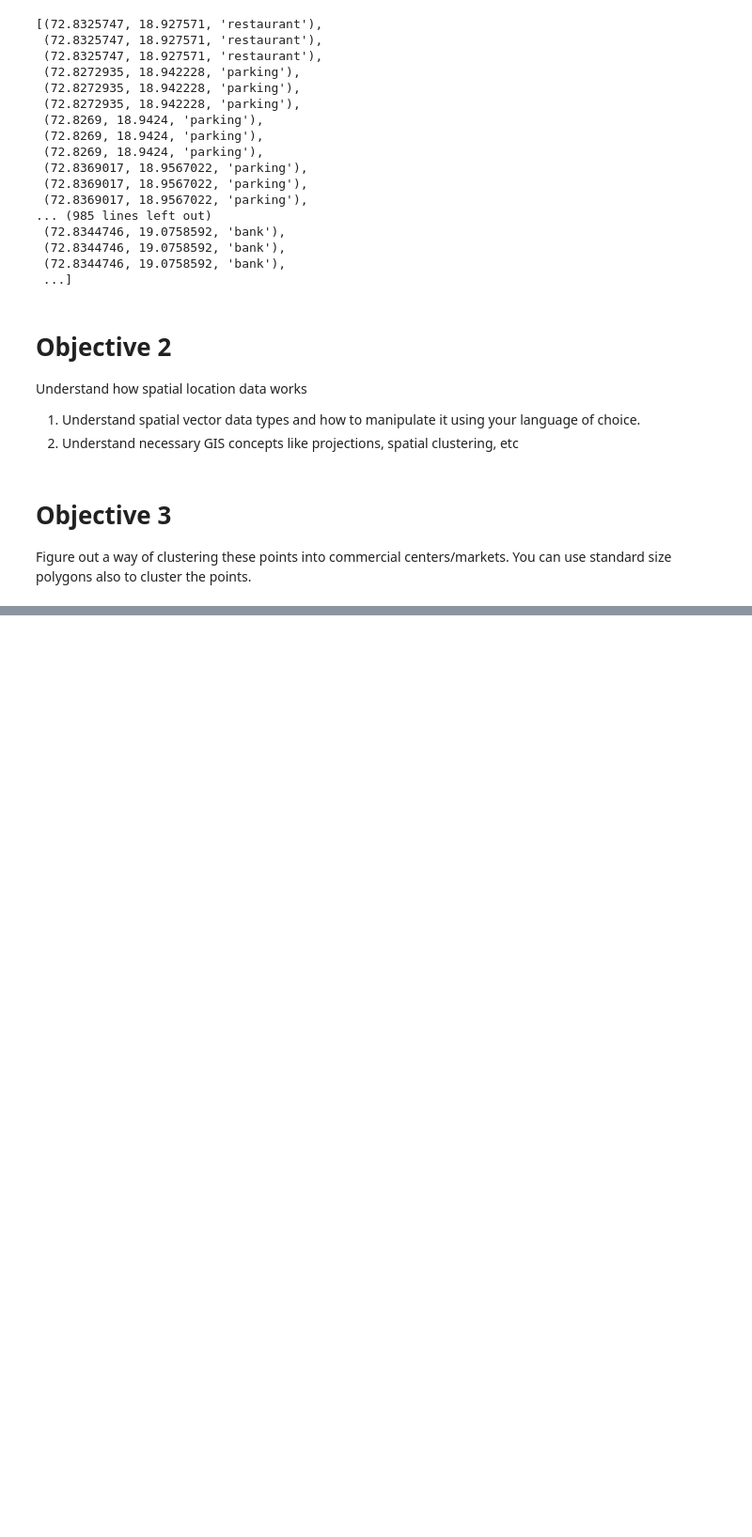
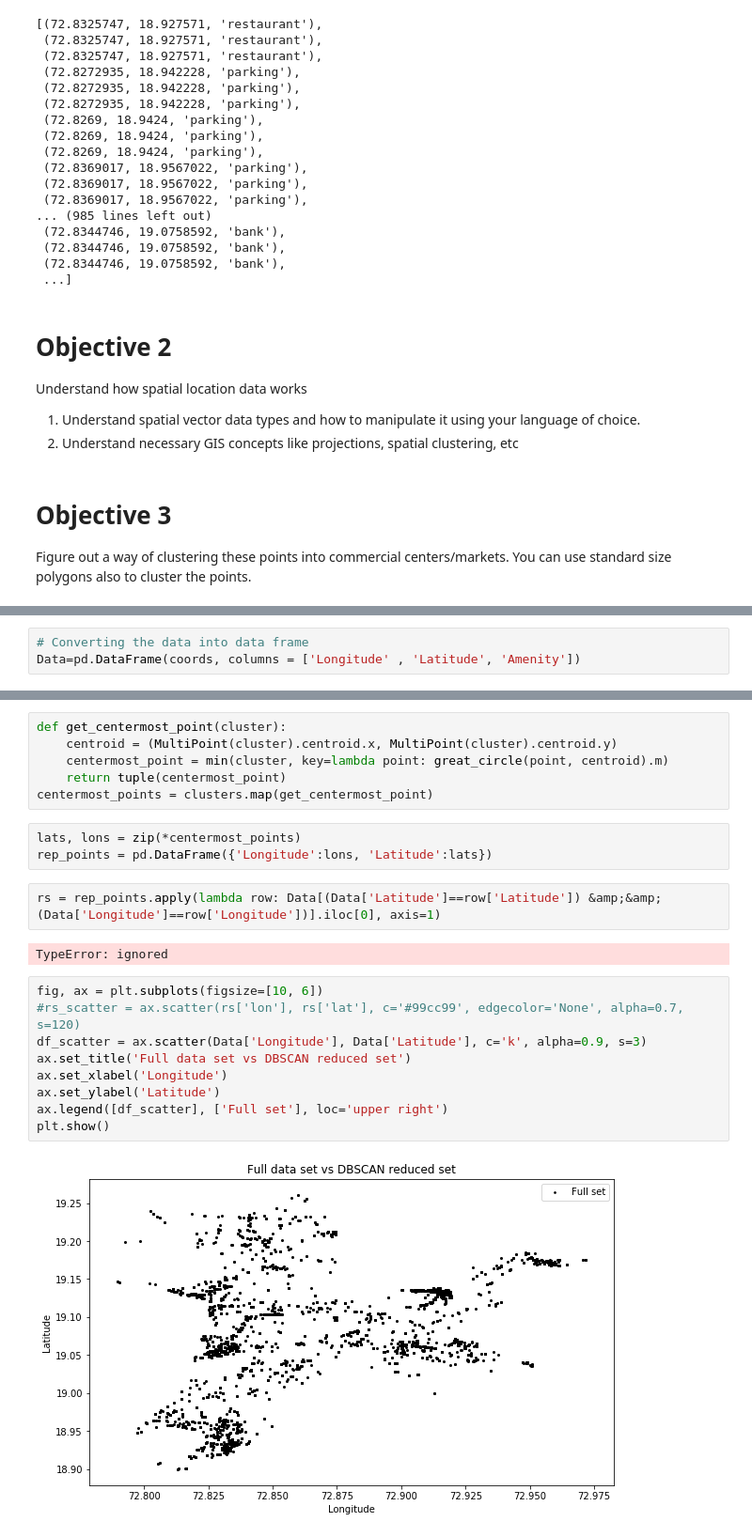
Before and after one commit to Musu1/Atlan_assignment_submission, a Jupyter notebook: submission_atlan.ipynb, the cells around one changed output, grey strips where cells are left out. Shown: that part at 94% size. Saved outputs shown, nothing was run; the diff lists cells and outputs as text; blank space fills up the shorter version.

```diff
--- a/submission_atlan.ipynb
+++ b/submission_atlan.ipynb
@@ -84,0 +94,3 @@ use standard size polygons also to cluster the points.
+# %%
+# Converting the data into data frame
+Data=pd.DataFrame(coords, columns = ['Longitude' , 'Latitude', 'Amenity'])
@@ -84,0 +134,24 @@ use standard size polygons also to cluster the points.
+# %%
+def get_centermost_point(cluster):
+    centroid = (MultiPoint(cluster).centroid.x, MultiPoint(cluster).centroid.y)
+    centermost_point = min(cluster, key=lambda point: great_circle(point, centroid).m)
+    return tuple(centermost_point)
+centermost_points = clusters.map(get_centermost_point)
+# %%
+lats, lons = zip(*centermost_points)
+rep_points = pd.DataFrame({'Longitude':lons, 'Latitude':lats})
+# %%
+rs = rep_points.apply(lambda row: Data[(Data['Latitude']==row['Latitude']) &amp;&amp; (Data['Longitude']==row['Longitude'])].iloc[0], axis=1)
+# %% [output]
+TypeError: ignored
+# %%
+fig, ax = plt.subplots(figsize=[10, 6])
+#rs_scatter = ax.scatter(rs['lon'], rs['lat'], c='#99cc99', edgecolor='None', alpha=0.7, s=120)
+df_scatter = ax.scatter(Data['Longitude'], Data['Latitude'], c='k', alpha=0.9, s=3)
+ax.set_title('Full data set vs DBSCAN reduced set')
+ax.set_xlabel('Longitude')
+ax.set_ylabel('Latitude')
+ax.legend([df_scatter], ['Full set'], loc='upper right')
+plt.show()
+# %% [output]
+[figure, added]
```
Also changed, not shown: parts of 7 cells of this notebook.
